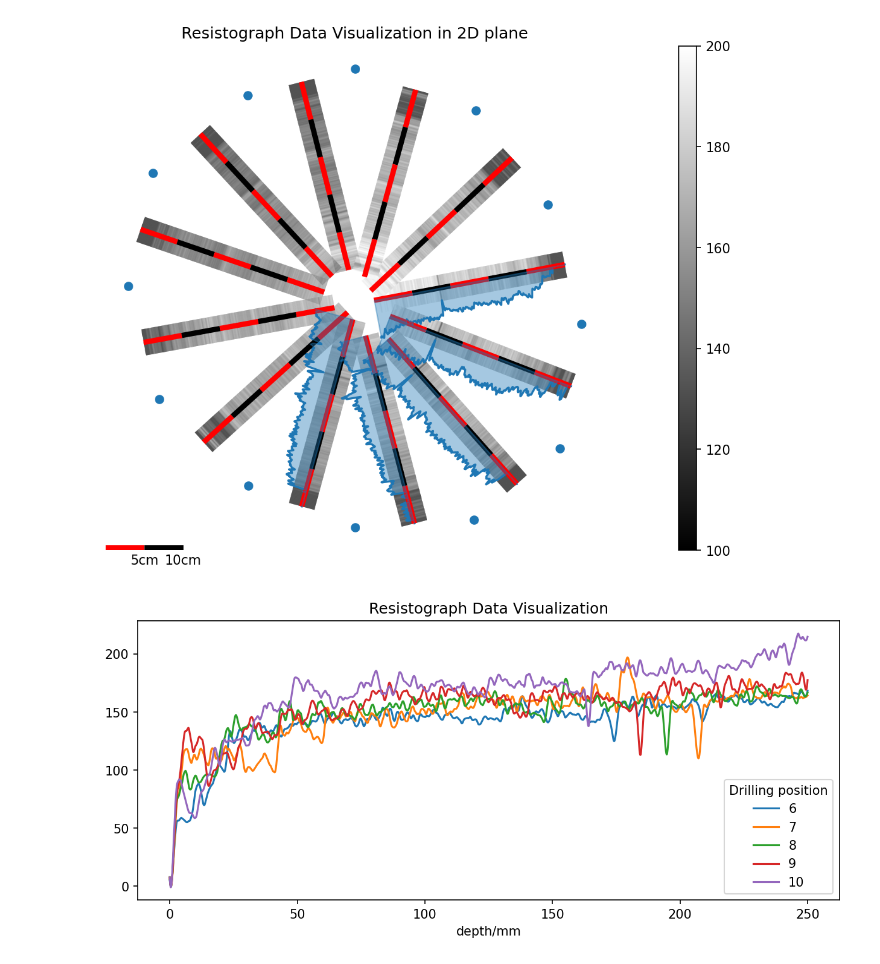
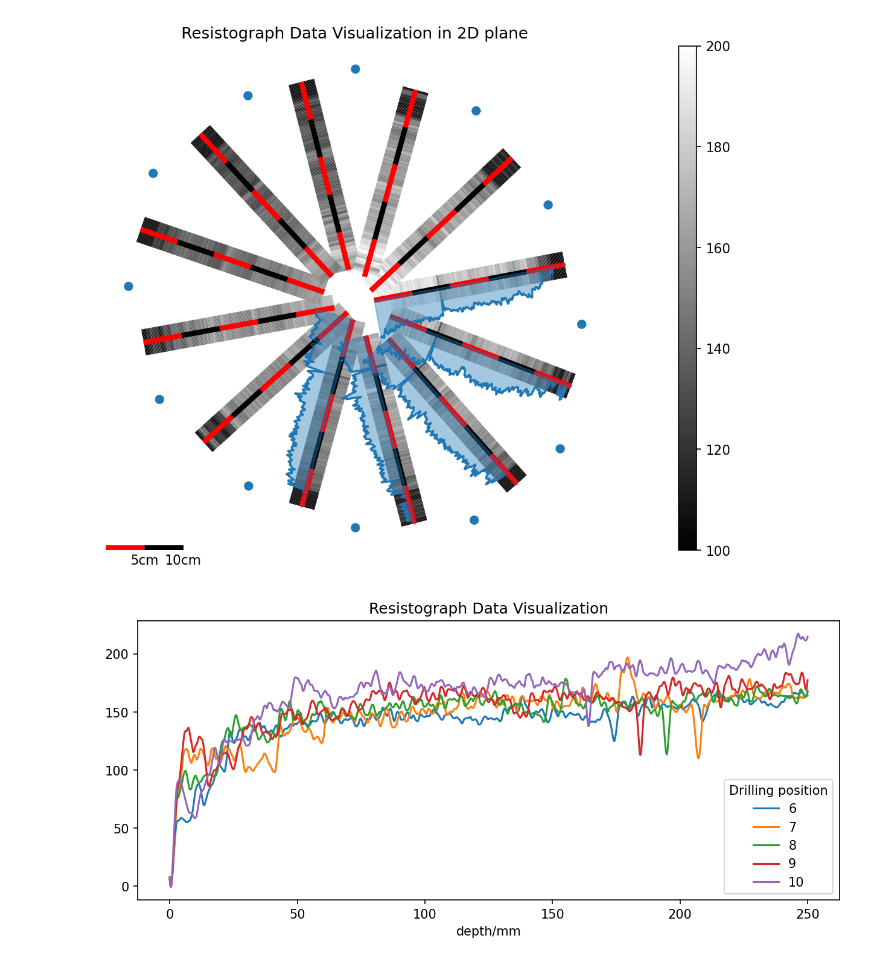
Before and after one commit to robert-marik/resistograph_meets_tomograph, a Jupyter notebook: demo.ipynb, the cells around one changed output. Cells and saved outputs as stored; diff of their text form; code cells hidden in the pictures.

```diff
--- a/demo.ipynb
+++ b/demo.ipynb
@@ -19,36 +19,36 @@ settings_filter = {
 settings_plot = {
     'min': 100,
     'max': 200,
-    'step': 10,
+    'step': 100,
     'linewidth': 20,
     'cmap': 'gray'
 }
 scale_length = 250
 
 # Read data
 # Note: Adjust the data_dir and settings as needed for your specific use case
 resistograph_df = read_resistograph_data(data_dir, **settings_filter)
 nodes_df = read_nodes(data_dir)
 
 # Plotting nodes, resistograph data, and scale
 # set higher DPI for better resolution
 plt.rcParams['figure.dpi'] = 150
 plt.rcParams['savefig.dpi'] = 150
 fig, [ax, cax] = plt.subplots(1, 2, figsize=(8, 6), gridspec_kw={'width_ratios': [40, 1]})
 ax.plot(nodes_df['x'], nodes_df['y'], 'o')
 add_resistograph_data(resistograph_df, nodes_df, ax, cax, **settings_plot)
 add_resistograph_graphs(resistograph_df.loc[:,[6,7,8,9,10]], nodes_df, ax)
 add_all_scales_along_path(ax, resistograph_df.columns, nodes_df, scale_length)
 add_scale(ax)
 
 # Final adjustments
 ax.set_title('Resistograph Data Visualization in 2D plane')
 ax.set_aspect(1)
 plt.tight_layout()
 fig.savefig("fig1.png")
 plt.show()
 # %% [output]
-[figure, old version]
+[figure, new version]
 # %%
 plotly_settings = {'backend': 'plotly',
     'labels': {'value': 'Resistograph Value'},
```
Also changed, not shown: parts of 1 cell of this notebook, 1 other file.
